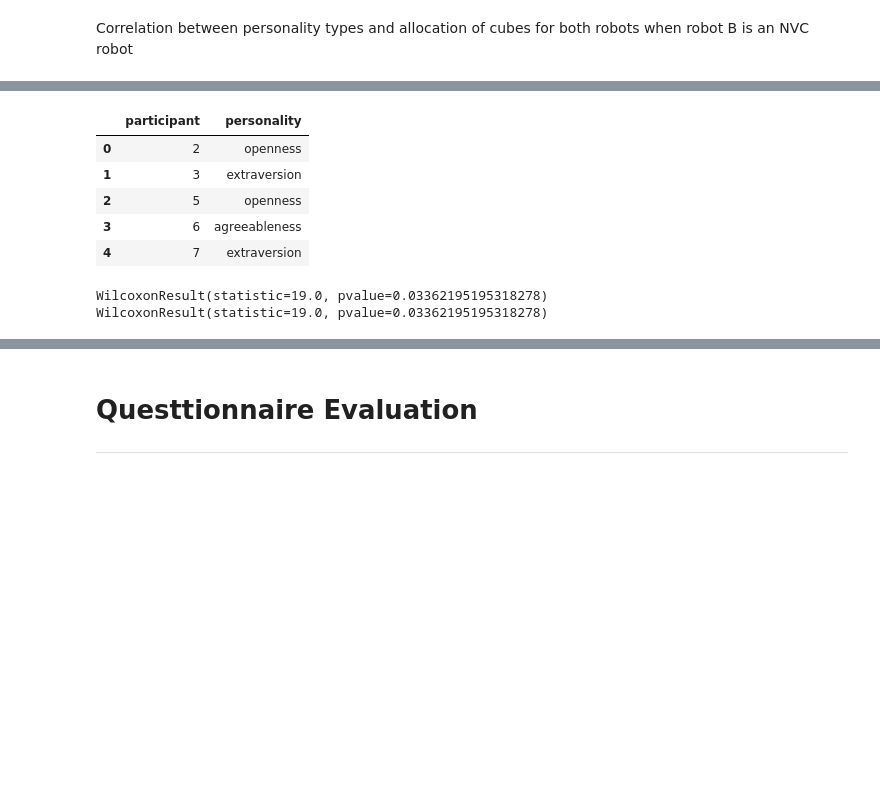
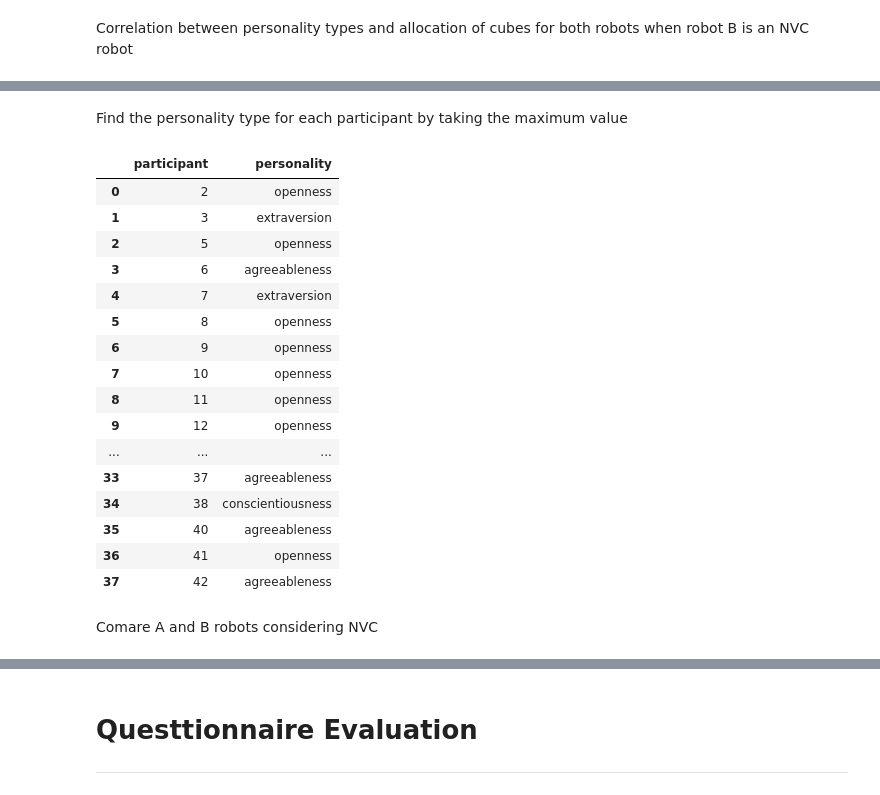
Before and after one commit to nilesh0109/PHRI_1920, a Jupyter notebook: evaluation/phri_eval.ipynb, the cells around one changed output, grey strips where cells are left out. Drawn from its saved outputs; the diff is of its cells as text; code cells hidden in the pictures; blank space fills up the shorter version.

Commit message:
Updating the evaluation notebook with personality analysis

```diff
--- a/evaluation/phri_eval.ipynb
+++ b/evaluation/phri_eval.ipynb
@@ -75,10 +75,6 @@ for path in Path(DATA_PATH).rglob('participant_*.csv'):
       participant_id = int(re.search(r'\d+', path.name).group())
       if participant_id in invalid_participant:
           continue
-      #if BEFORE_SWITCH and participant_id > head_switch_participant:
-      #  continue
-      #elif not BEFORE_SWITCH and participant_id <= head_switch_participant:
-      #  continue
       temp = pd.read_csv(path)
       temp["scene"] = temp["scene"].str[-1:]
       temp["scene"] = temp["scene"].astype('int')
@@ -94,7 +90,7 @@ for path in Path(DATA_PATH).rglob('participant_*.csv'):
           temp["NVC_B"] = True
 
       temp["NVC"] = nvc
-      temp["allocation_metric"] = (temp["robot_a"] - temp["robot_b"]) / (temp["robot_a"] + temp["robot_b"])
+      temp["allocation_metric"] = (temp["robot_b"] - temp["robot_a"]) / (temp["robot_a"] + temp["robot_b"])
       dfs.append(temp)
 
 
@@ -834,31 +853,35 @@ nvc_b[["neuroticism", "extraversion", "openness", "agreeableness", "conscientiou
 | conscientiousness | -0.186132 | 0.130786 | 0.247778 | -0.117031 | 1.000000 | 0.311275 | 0.069846 |
 | robot_a | -0.314606 | 0.336436 | 0.153181 | -0.241368 | 0.311275 | 1.000000 | -0.001049 |
 | robot_b | -0.211273 | 0.286104 | 0.053501 | -0.062945 | 0.069846 | -0.001049 | 1.000000 |
+# %% [markdown]
+Find the personality type for each participant by taking the maximum value
 # %%
 data_nvc_a = raw_data[raw_data['NVC_A'] == True]
-data_nvc_a = data_nvc_a[['participant', 'scene', 'robot_a', 'robot_b']]
-data_nvc_a.head()
+data_nvc_a = data_nvc_a[data_nvc_a["participant"] <= head_switch_participant]
+data_nvc_a = data_nvc_a[['participant', 'scene', 'allocation_metric']]
 
 data_nvc_b = raw_data[raw_data['NVC_B'] == True]
-data_nvc_b = data_nvc_a[['participant', 'scene', 'robot_a', 'robot_b']]
-data_nvc_b.head()
+data_nvc_b = data_nvc_b[data_nvc_b["participant"] <= head_switch_participant]
+data_nvc_b = data_nvc_b[['participant', 'scene', 'allocation_metric']]
 
 assumed_personality =  pd.DataFrame({"personality" : merged_data[["neuroticism", "extraversion", "openness", "agreeableness", "conscientiousness"]].idxmax(axis=1)})
-personality_type = pd.concat([merged_data[["participant"]], assumed_personality], axis=1)
-personality_type.head()
+personality_type_data = pd.concat([merged_data[["participant"]], assumed_personality], axis=1)
+personality_type_data
 # %% [output]
 |  | participant | personality |
 | 0 | 2 | openness |
 | 1 | 3 | extraversion |
 | 2 | 5 | openness |
 | 3 | 6 | agreeableness |
 | 4 | 7 | extraversion |
+| 5 | 8 | openness |
+| 6 | 9 | openness |
+| 7 | 10 | openness |
+| 8 | 11 | openness |
+| 9 | 12 | openness |
+| ... | ... | ... |
+| 33 | 37 | agreeableness |
+| 34 | 38 | conscientiousness |
+| 35 | 40 | agreeableness |
+| 36 | 41 | openness |
+| 37 | 42 | agreeableness |
-# %%
-scene = 2
-res_a_nvc = stats.wilcoxon(data_nvc_a[data_nvc_a['scene'] == scene]["robot_a"], data_nvc_a[data_nvc_a['scene'] == scene]["robot_b"])
-res_b_nvc = stats.wilcoxon(data_nvc_b[data_nvc_b['scene'] == scene]["robot_a"], data_nvc_b[data_nvc_b['scene'] == scene]["robot_b"])
-print(res_a_nvc)
-print(res_b_nvc)
-# %% [output]
-WilcoxonResult(statistic=19.0, pvalue=0.03362195195318278)
-WilcoxonResult(statistic=19.0, pvalue=0.03362195195318278)
@@ -864,0 +900,2 @@ WilcoxonResult(statistic=19.0, pvalue=0.03362195195318278)
+# %% [markdown]
+Comare A and B robots considering NVC
```
Also changed, not shown: parts of 73 cells of this notebook.
